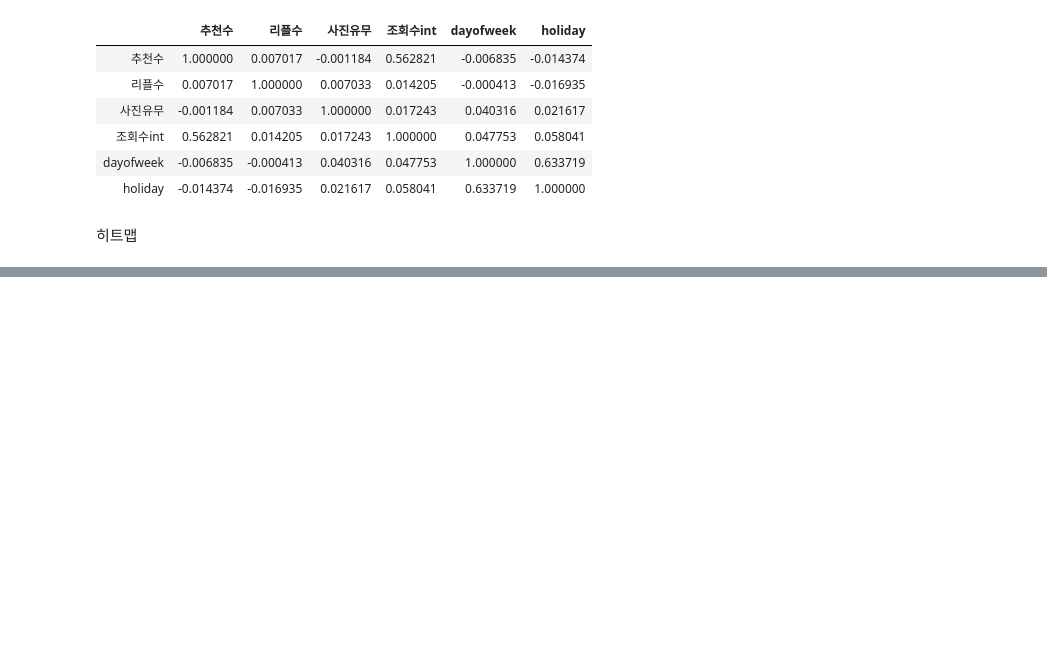
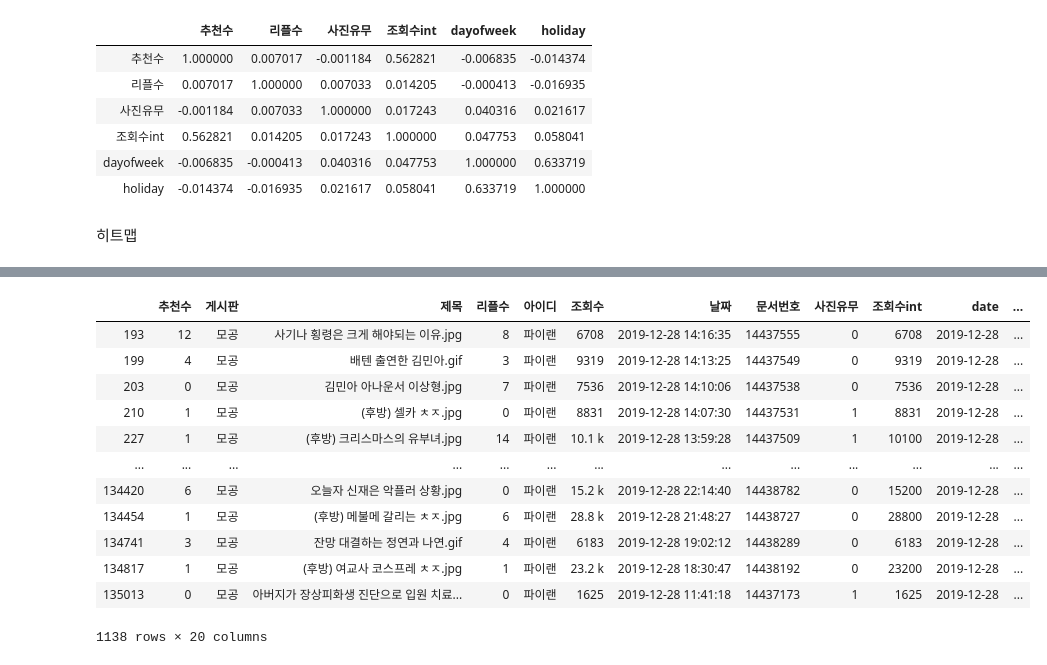
Before and after one commit to arandanito/clien, a Jupyter notebook: 03. EDA.ipynb, the cells around one changed output, grey strips where cells are left out. Saved outputs shown, nothing was run; the diff lists cells and outputs as text; code cells hidden in the pictures; blank space fills up the shorter version.

```diff
--- a/03. EDA.ipynb
+++ b/03. EDA.ipynb
@@ -391,0 +443,16 @@ sns.heatmap(clien[['추천수', '리플수', '사진유무', '조회수int','day
+# %%
+clien[clien['아이디']=='파이랜']
+# %% [output]
+|  | 추천수 | 게시판 | 제목 | 리플수 | 아이디 | 조회수 | 날짜 | 문서번호 | 사진유무 | 조회수int | date | ... |
+| 193 | 12 | 모공 | 사기나 횡령은 크게 해야되는 이유.jpg | 8 | 파이랜 | 6708 | 2019-12-28 14:16:35 | 14437555 | 0 | 6708 | 2019-12-28 | ... |
+| 199 | 4 | 모공 | 배텐 출연한 김민아.gif | 3 | 파이랜 | 9319 | 2019-12-28 14:13:25 | 14437549 | 0 | 9319 | 2019-12-28 | ... |
+| 203 | 0 | 모공 | 김민아 아나운서 이상형.jpg | 7 | 파이랜 | 7536 | 2019-12-28 14:10:06 | 14437538 | 0 | 7536 | 2019-12-28 | ... |
+| 210 | 1 | 모공 | (후방) 셀카 ㅊㅈ.jpg | 0 | 파이랜 | 8831 | 2019-12-28 14:07:30 | 14437531 | 1 | 8831 | 2019-12-28 | ... |
+| 227 | 1 | 모공 | (후방) 크리스마스의 유부녀.jpg | 14 | 파이랜 | 10.1 k | 2019-12-28 13:59:28 | 14437509 | 1 | 10100 | 2019-12-28 | ... |
+| ... | ... | ... | ... | ... | ... | ... | ... | ... | ... | ... | ... | ... |
+| 134420 | 6 | 모공 | 오늘자 신재은 악플러 상황.jpg | 0 | 파이랜 | 15.2 k | 2019-12-28 22:14:40 | 14438782 | 0 | 15200 | 2019-12-28 | ... |
+| 134454 | 1 | 모공 | (후방) 메불메 갈리는 ㅊㅈ.jpg | 6 | 파이랜 | 28.8 k | 2019-12-28 21:48:27 | 14438727 | 0 | 28800 | 2019-12-28 | ... |
+| 134741 | 3 | 모공 | 잔망 대결하는 정연과 나연.gif | 4 | 파이랜 | 6183 | 2019-12-28 19:02:12 | 14438289 | 0 | 6183 | 2019-12-28 | ... |
+| 134817 | 1 | 모공 | (후방) 여교사 코스프레 ㅊㅈ.jpg | 1 | 파이랜 | 23.2 k | 2019-12-28 18:30:47 | 14438192 | 0 | 23200 | 2019-12-28 | ... |
+| 135013 | 0 | 모공 | 아버지가 장상피화생 진단으로 입원 치료... | 0 | 파이랜 | 1625 | 2019-12-28 11:41:18 | 14437173 | 1 | 1625 | 2019-12-28 | ... |
+1138 rows × 20 columns
```
Also changed, not shown: parts of 13 cells of this notebook.
